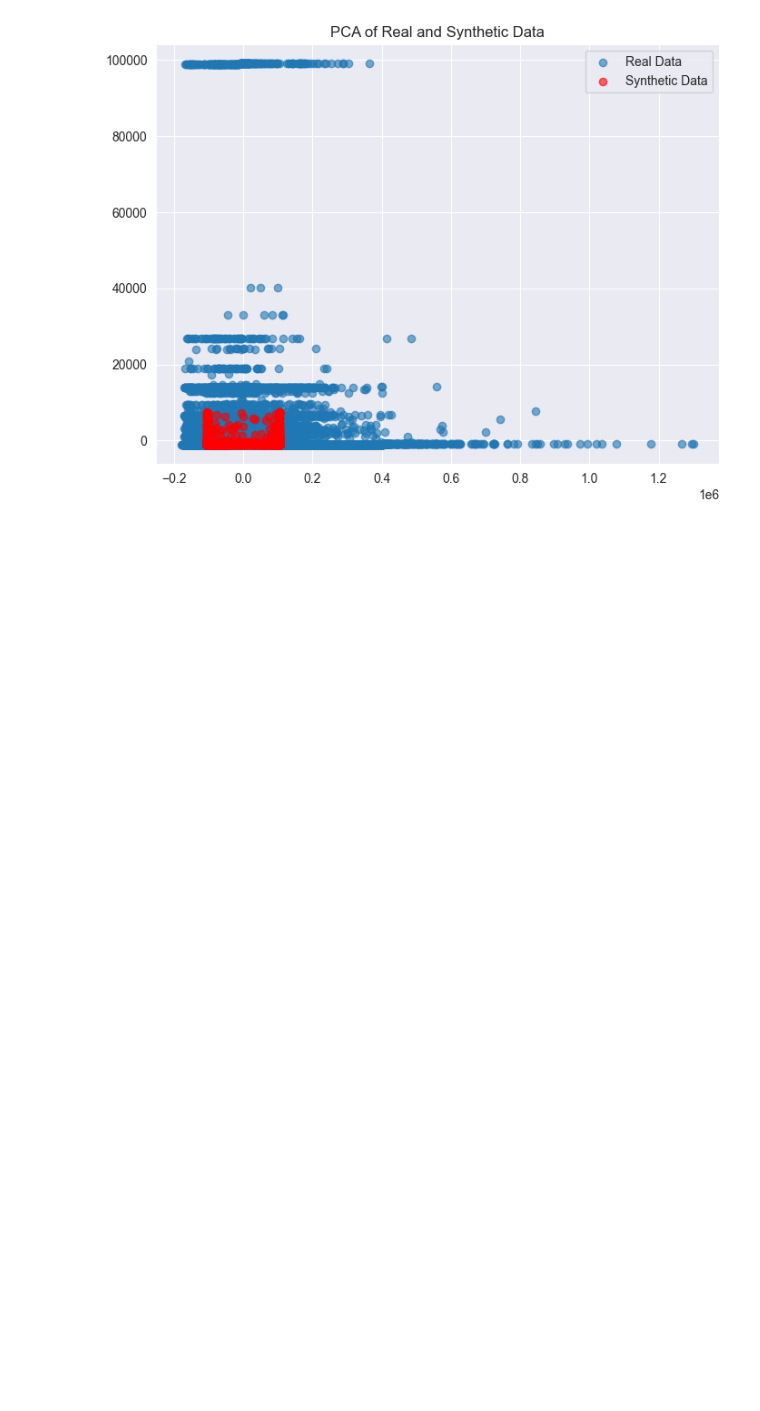
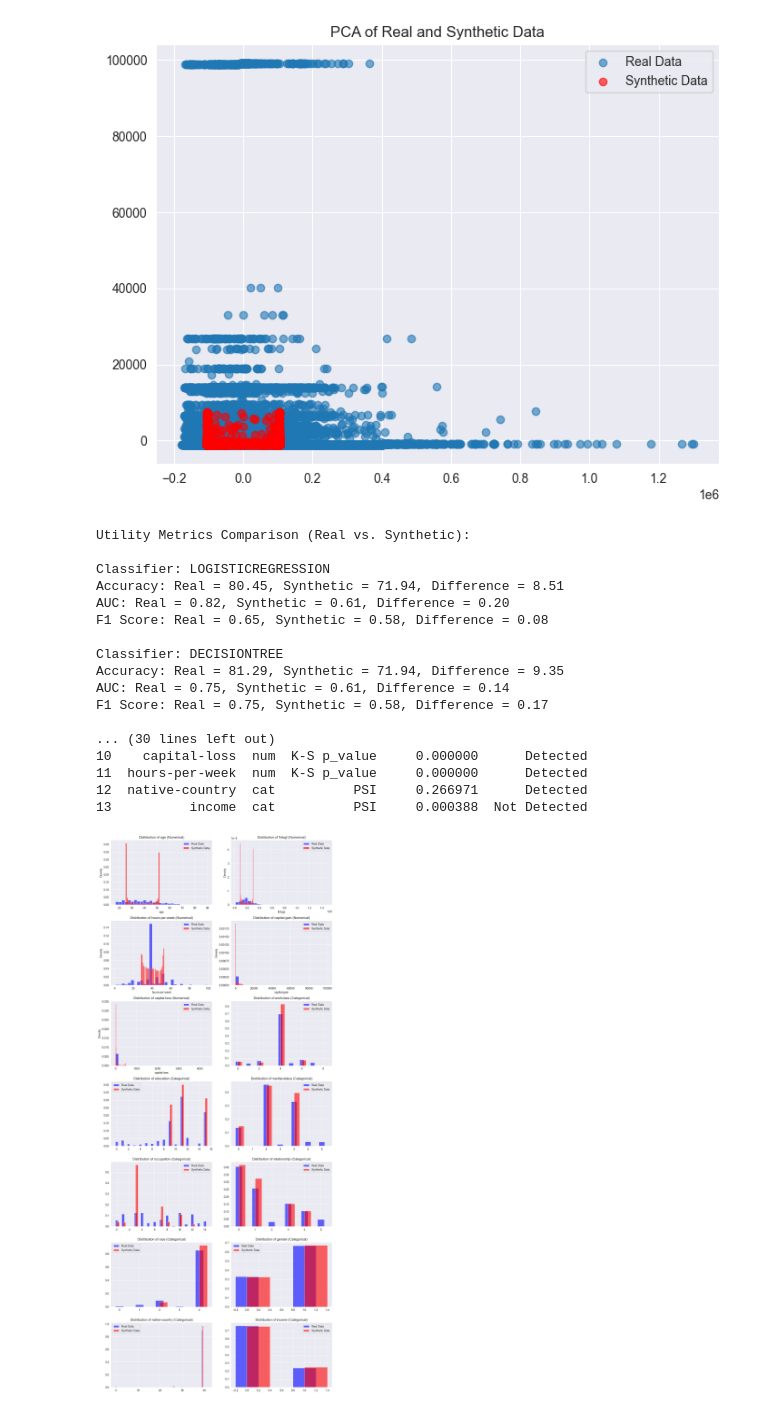
Before and after one commit to osllmai/syntethic_data, a Jupyter notebook: examples/gan.ipynb, the cells around one changed output. Saved outputs shown, nothing was run; the diff lists cells and outputs as text; code cells hidden in the pictures; blank space fills up the shorter version.

Commit message:
Complete GAN example file with evaluations.

```diff
--- a/examples/gan.ipynb
+++ b/examples/gan.ipynb
@@ -162,0 +172,37 @@ plt.show()
+# %%
+# Example Usage
+
+# 1. Evaluate Utility
+evaluate_utility(data, synthetic_data, classifiers=["LogisticRegression", "DecisionTree", "RandomForest", "MultiLayerPerceptron"])
+
+# 2. Evaluate Statistical Similarity
+evaluate_statistical_similarity(data, synthetic_data, cat_cols=categorical_columns)
+
+# 3. Evaluate Privacy
+evaluate_privacy(data, synthetic_data)
+
+# 4. Evaluate Data Drift
+drift_results = evaluate_data_drift(data, synthetic_data, categorical_columns, integer_columns)
+print(drift_results)
+
+# 5. Visualize Distributions
+plot_distributions(data, synthetic_data, categorical_columns, integer_columns)
+# %% [output]
+Utility Metrics Comparison (Real vs. Synthetic):
+
+Classifier: LOGISTICREGRESSION
+Accuracy: Real = 80.45, Synthetic = 71.94, Difference = 8.51
+AUC: Real = 0.82, Synthetic = 0.61, Difference = 0.20
+F1 Score: Real = 0.65, Synthetic = 0.58, Difference = 0.08
+
+Classifier: DECISIONTREE
+Accuracy: Real = 81.29, Synthetic = 71.94, Difference = 9.35
+AUC: Real = 0.75, Synthetic = 0.61, Difference = 0.14
+F1 Score: Real = 0.75, Synthetic = 0.58, Difference = 0.17
+
+... (30 lines left out)
+10    capital-loss  num  K-S p_value     0.000000      Detected
+11  hours-per-week  num  K-S p_value     0.000000      Detected
+12  native-country  cat          PSI     0.266971      Detected
+13          income  cat          PSI     0.000388  Not Detected
+[figure, added]
```
Also changed, not shown: parts of 5 cells of this notebook.
